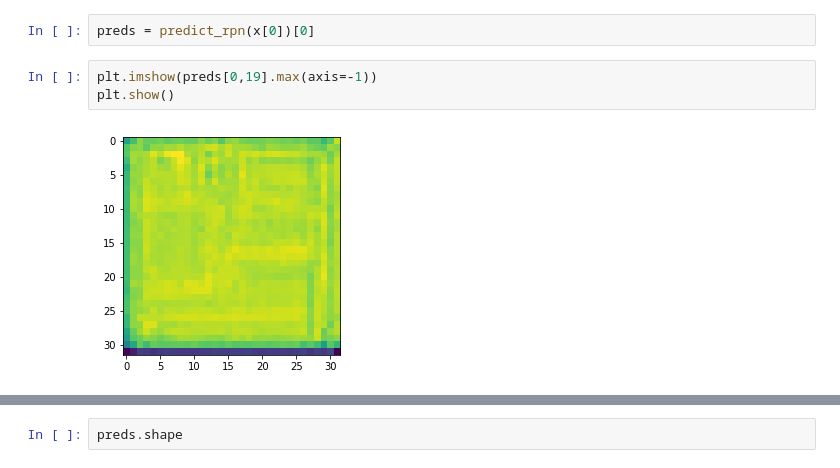
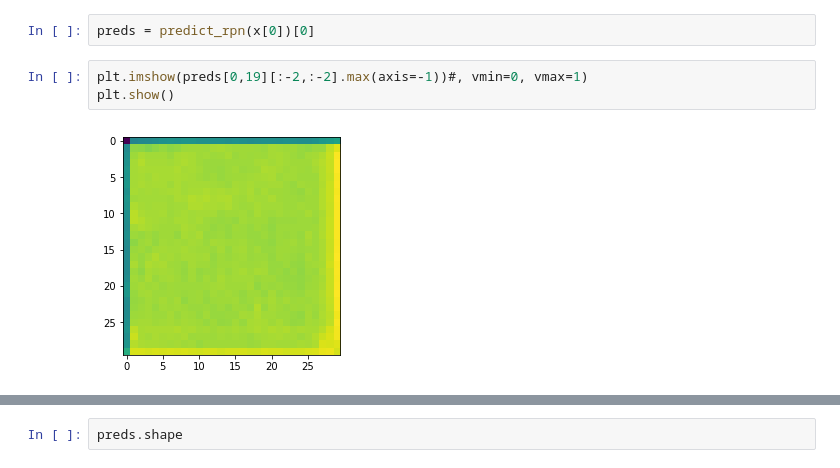
Before and after one commit to npetrenko/recurrent_frcnn, a Jupyter notebook: test_rpn.ipynb, the cells around one changed output, grey strips where cells are left out. Saved outputs shown, nothing was run; the diff lists cells and outputs as text.

```diff
--- a/test_rpn.ipynb
+++ b/test_rpn.ipynb
@@ -63,7 +69,7 @@ INFO:tensorflow:Restoring parameters from ./save_dir/rpn_only.sv
 # %%
 preds = predict_rpn(x[0])[0]
 # %%
-plt.imshow(preds[0,19].max(axis=-1))
+plt.imshow(preds[0,19][:-2,:-2].max(axis=-1))#, vmin=0, vmax=1)
 plt.show()
 # %% [output]
-[figure, old version]
+[figure, new version]
```
Also changed, not shown: parts of 7 cells of this notebook, 5 other files.
